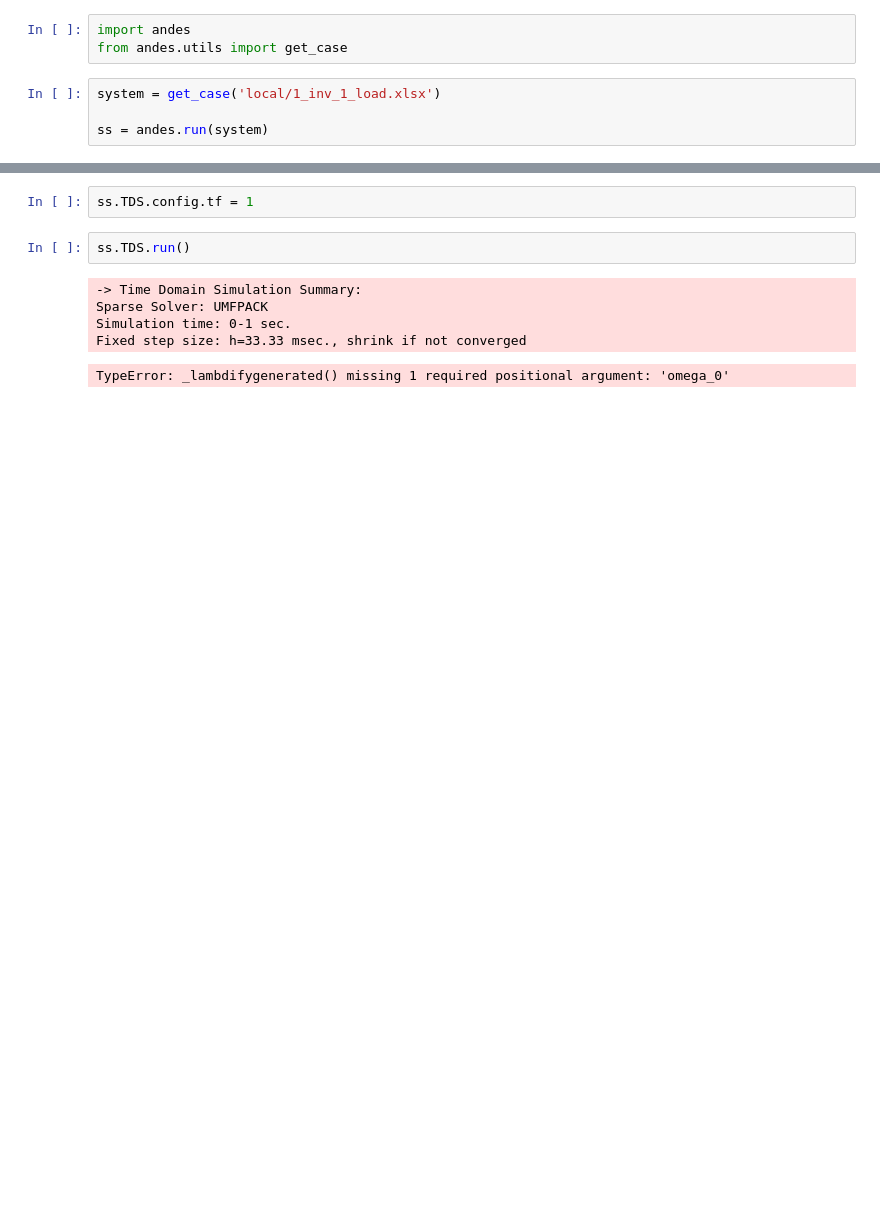
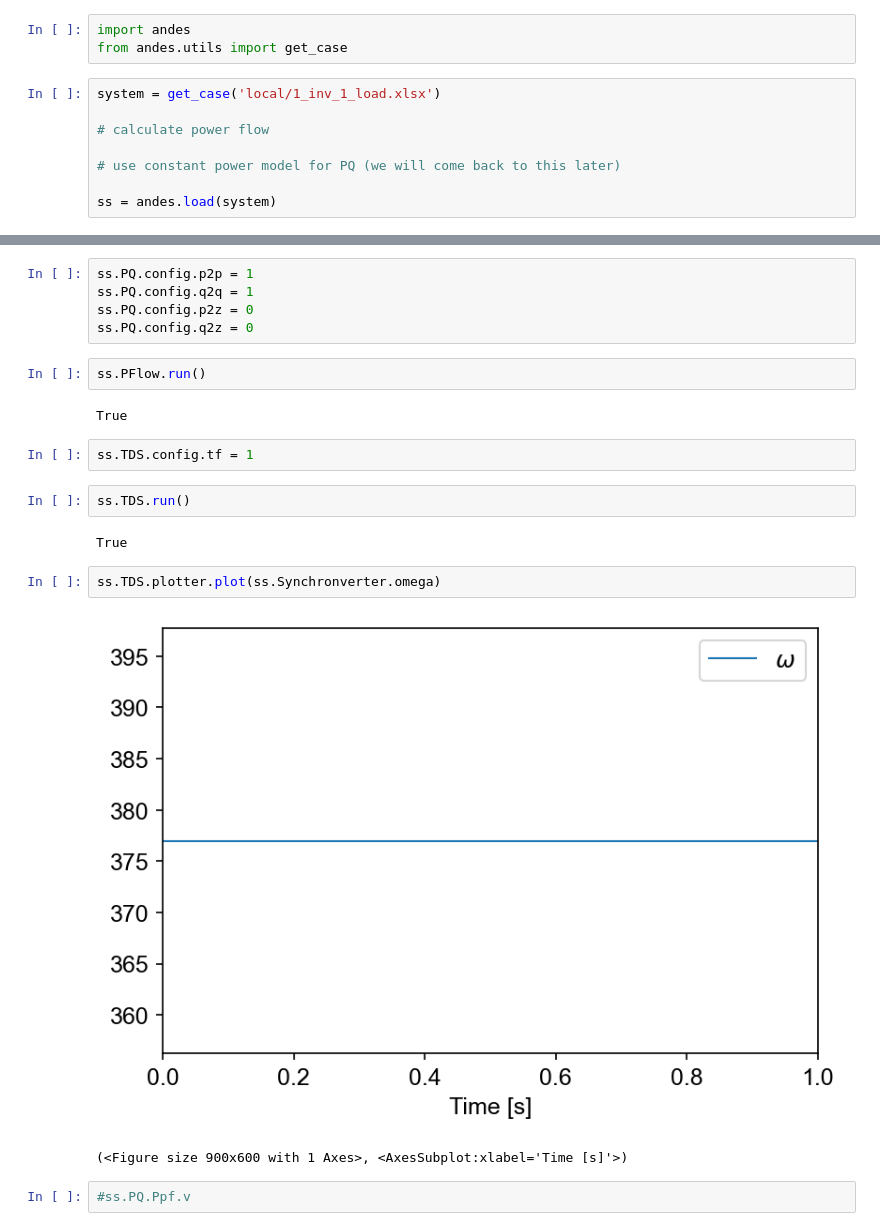
Before and after one commit to HeilaTechnologies/andes, a Jupyter notebook: examples/12. Synchronverter Test.ipynb, the cells around one changed output, grey strips where cells are left out. Cells and saved outputs as stored; diff of their text form; blank space fills up the shorter version.

Commit message:
Corrected equations and intra-models information. Jupyter notebook 12 not showing correct results.

```diff
--- a/examples/12. Synchronverter Test.ipynb
+++ b/examples/12. Synchronverter Test.ipynb
@@ -4,5 +4,9 @@ from andes.utils import get_case
 # %%
 system = get_case('local/1_inv_1_load.xlsx')
 
-ss = andes.run(system)
+# calculate power flow
+
+# use constant power model for PQ (we will come back to this later)
+
+ss = andes.load(system)
 # %% [output]
@@ -30,10 +15,22 @@ Report saved to "1_inv_1_load_out.txt" in 0.0011 seconds.
+# %%
+ss.PQ.config.p2p = 1
+ss.PQ.config.q2q = 1
+ss.PQ.config.p2z = 0
+ss.PQ.config.q2z = 0
+# %%
+ss.PFlow.run()
+# %% [output]
+True
 # %%
 ss.TDS.config.tf = 1
 # %%
 ss.TDS.run()
 # %% [output]
--> Time Domain Simulation Summary:
-Sparse Solver: UMFPACK
-Simulation time: 0-1 sec.
-Fixed step size: h=33.33 msec., shrink if not converged
+True
-TypeError: _lambdifygenerated() missing 1 required positional argument: 'omega_0'
+# %%
+ss.TDS.plotter.plot(ss.Synchronverter.omega)
+# %% [output]
+[figure, added]
+(<Figure size 900x600 with 1 Axes>, <AxesSubplot:xlabel='Time [s]'>)
+# %%
+#ss.PQ.Ppf.v
```
Also changed, not shown: parts of 13 cells of this notebook, 11 other files.
